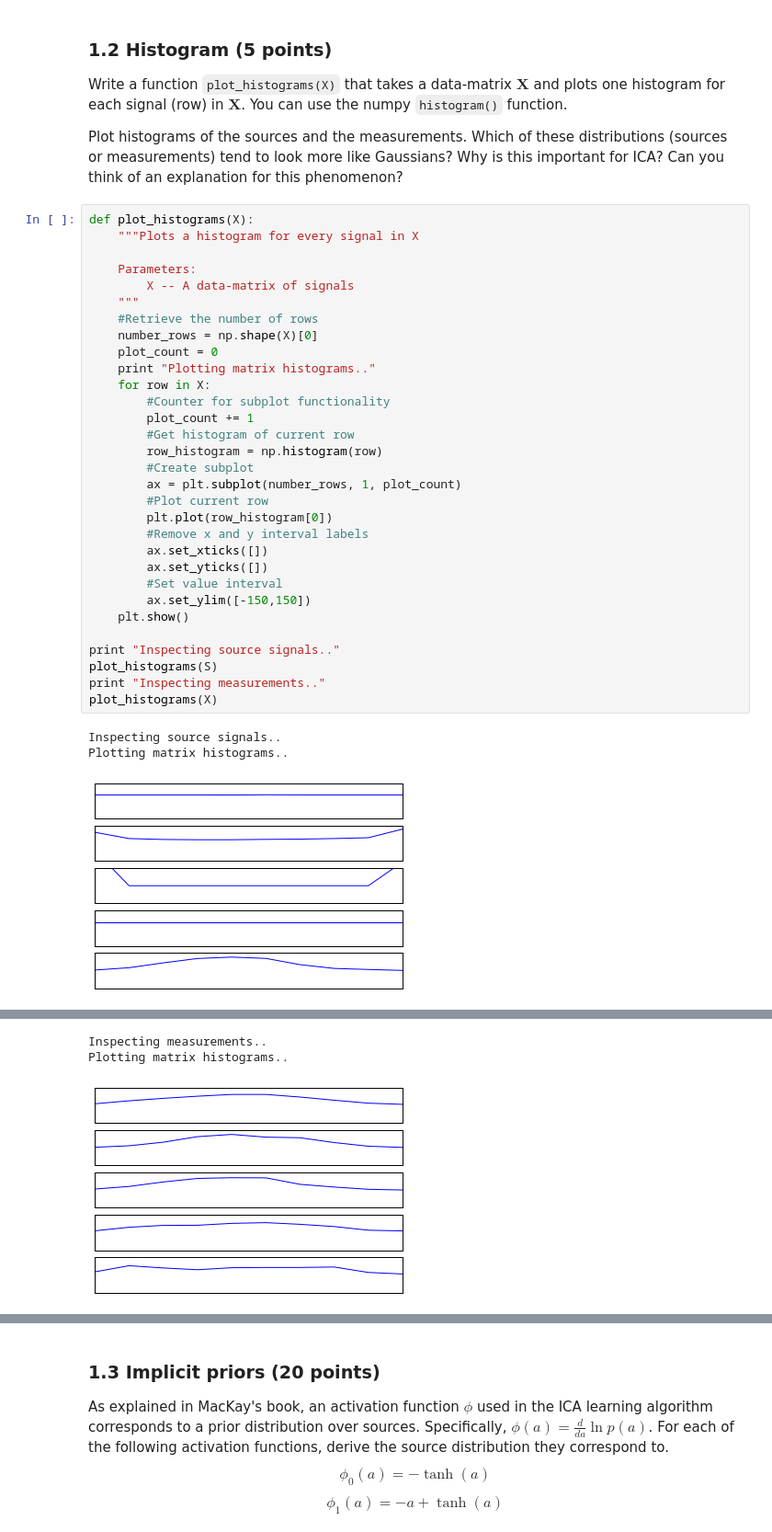
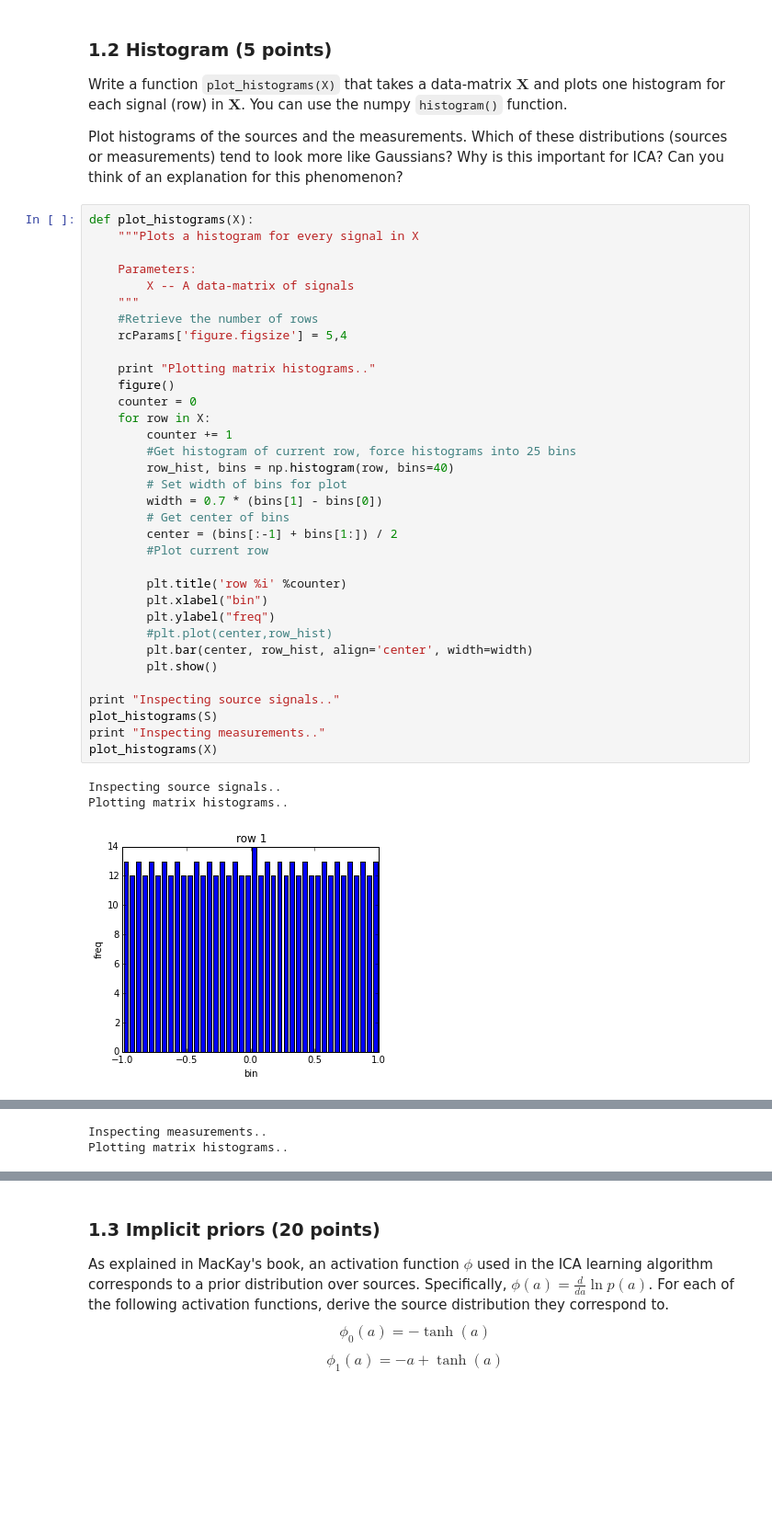
Before and after one commit to sagieske/ml2, a Jupyter notebook: lab1.ipynb, the cells around one changed output, grey strips where cells are left out. Shown: that part at 92% size. Cells and saved outputs as stored; diff of their text form; blank space fills up the shorter version.

Commit message:
almost everything done except 2 kurtosis calculation and plots of wavs

```diff
--- a/lab1.ipynb
+++ b/lab1.ipynb
@@ -124,35 +116,38 @@ Which of these distributions (sources or measurements) tend to look more like Ga
 # %%
 def plot_histograms(X):
     """Plots a histogram for every signal in X
 
     Parameters:
         X -- A data-matrix of signals
     """
     #Retrieve the number of rows
-    number_rows = np.shape(X)[0]
-    plot_count = 0
+    rcParams['figure.figsize'] = 5,4
+
     print "Plotting matrix histograms.."
+    figure()
+    counter = 0
     for row in X:
-        #Counter for subplot functionality
-        plot_count += 1
-        #Get histogram of current row
-        row_histogram = np.histogram(row)
-        #Create subplot
-        ax = plt.subplot(number_rows, 1, plot_count)
+        counter += 1
+        #Get histogram of current row, force histograms into 25 bins
+        row_hist, bins = np.histogram(row, bins=40)
+        # Set width of bins for plot
+        width = 0.7 * (bins[1] - bins[0])
+        # Get center of bins
+        center = (bins[:-1] + bins[1:]) / 2
         #Plot current row
-        plt.plot(row_histogram[0])
-        #Remove x and y interval labels
-        ax.set_xticks([])
-        ax.set_yticks([])
-        #Set value interval
-        ax.set_ylim([-150,150])
-    plt.show()
+
+        plt.title('row %i' %counter)
+        plt.xlabel("bin")
+        plt.ylabel("freq")
+        #plt.plot(center,row_hist)
+        plt.bar(center, row_hist, align='center', width=width)
+        plt.show()
 
 print "Inspecting source signals.."
 plot_histograms(S)
 print "Inspecting measurements.."
 plot_histograms(X)
 # %% [output]
 Inspecting source signals..
 Plotting matrix histograms..
-[figure, old version]
+[figure, new version]
@@ -159,3 +158,2 @@ Plotting matrix histograms..
 Inspecting measurements..
 Plotting matrix histograms..
-[figure, old version]
```
Also changed, not shown: parts of 20 cells of this notebook.
